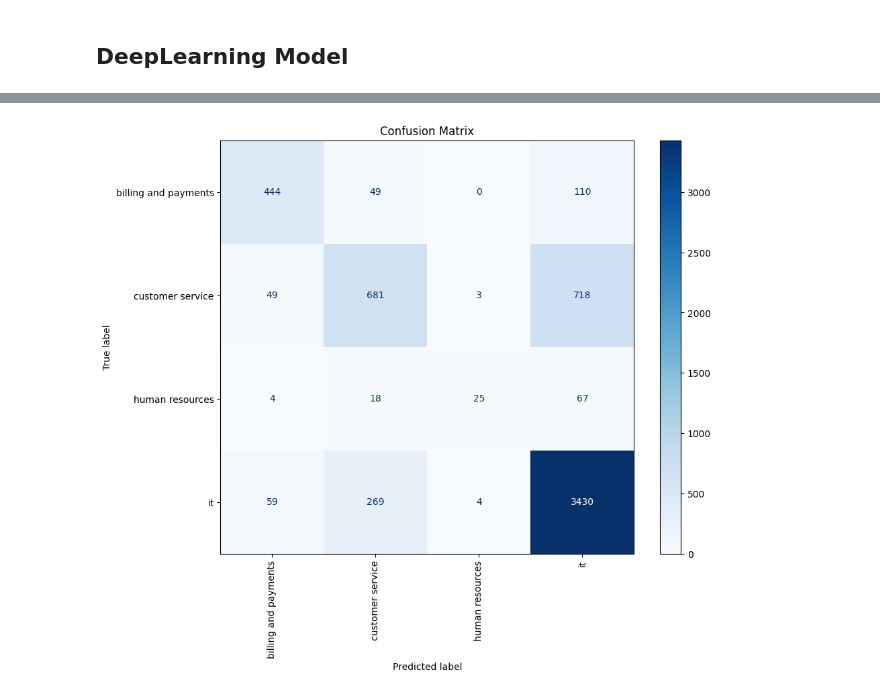
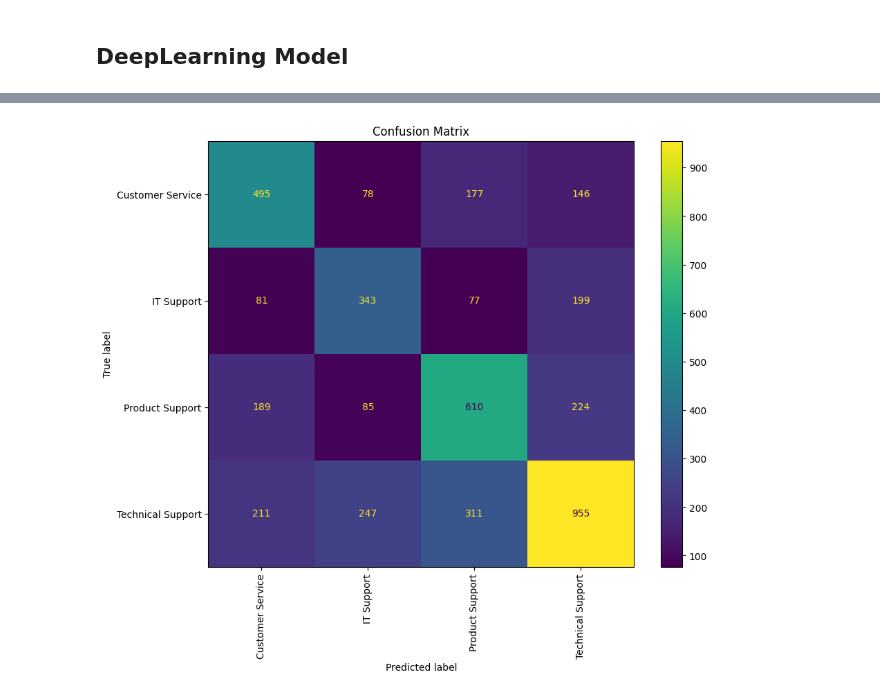
Before and after one commit to janoantelo7/IT-ticket-classifier, a Jupyter notebook: notebooks/it-ticket-classifier.ipynb, the cells around one changed output, grey strips where cells are left out. Cells and saved outputs as stored; diff of their text form; code cells hidden in the pictures.

```diff
--- a/notebooks/it-ticket-classifier.ipynb
+++ b/notebooks/it-ticket-classifier.ipynb
@@ -436,22 +414,0 @@ Name: count, dtype: int64
-# %%
-le_grouped = LabelEncoder()
-
-df["encoded_grouped_department"] = le_grouped.fit_transform(df["grouped_department"])
-
-X = df["clean_body"]
-
-y = df["encoded_grouped_department"]
-
-X_train, X_test, y_train, y_test = train_test_split(X, y, test_size=0.20, random_state=42, stratify=y)
-# %%
-from sklearn.feature_extraction.text import TfidfVectorizer
-from sklearn.svm import LinearSVC
-
-tfidf = TfidfVectorizer(max_features=20000)
-
-X_train_tfidf = tfidf.fit_transform(X_train)
-X_test_tfidf = tfidf.transform(X_test)
-
-base_model = LinearSVC(max_iter=1000, random_state=42, class_weight="balanced")
-
-base_model.fit(X_train_tfidf, y_train)
@@ -518,6 +469,15 @@ model.compile(optimizer='adam', loss='sparse_categorical_crossentropy', metrics=
 # %%
 import tensorflow as tf
 from keras.callbacks import EarlyStopping
+from sklearn.utils import compute_class_weight
+
+class_weights = compute_class_weight(
+    class_weight="balanced",
+    classes=np.unique(y_train),
+    y=y_train
+)
+
+class_weight_dict = dict(enumerate(class_weights))
 
 X = tf.constant(X_train, dtype=tf.string)
 
@@ -528,6 +488,11 @@ callbacks = EarlyStopping(
 )
 
 
-history = model.fit(X, y_train, epochs=50, validation_split=0.2, callbacks=callbacks,verbose=1)
+history = model.fit(
+    X, y_train,
+    epochs=50, validation_split=0.2,
+    callbacks=callbacks,verbose=1,
+    class_weight=class_weight_dict
+)
 # %% [output]
 Epoch 1/50
@@ -571,8 +532,8 @@ cm = confusion_matrix(y_test, predicted_classes)
 
 # Display the confusion matrix
 fig, ax = plt.subplots(figsize=(10, 8))
-display_cm = ConfusionMatrixDisplay(confusion_matrix=cm, display_labels=le_grouped.classes_)
-display_cm.plot(cmap=plt.cm.Blues, ax=ax, xticks_rotation='vertical')
+display_cm = ConfusionMatrixDisplay(confusion_matrix=cm, display_labels=le.classes_)
+display_cm.plot(ax=ax, xticks_rotation='vertical')
 plt.title('Confusion Matrix')
 plt.show()
 # %% [output]
@@ -580 +541 @@ plt.show()
-[figure, old version]
+[figure, new version]
```
Also changed, not shown: parts of 14 cells of this notebook.
